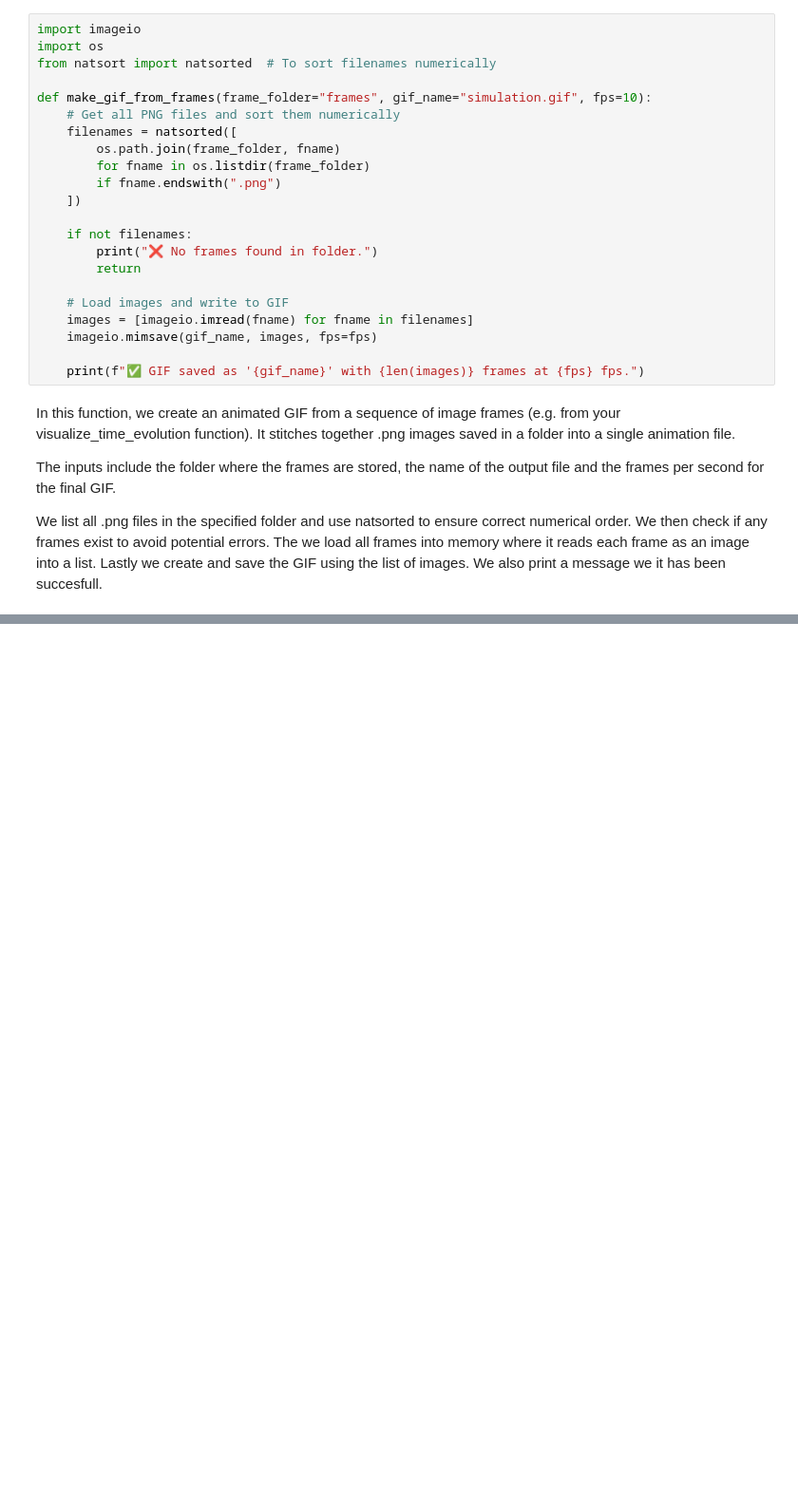
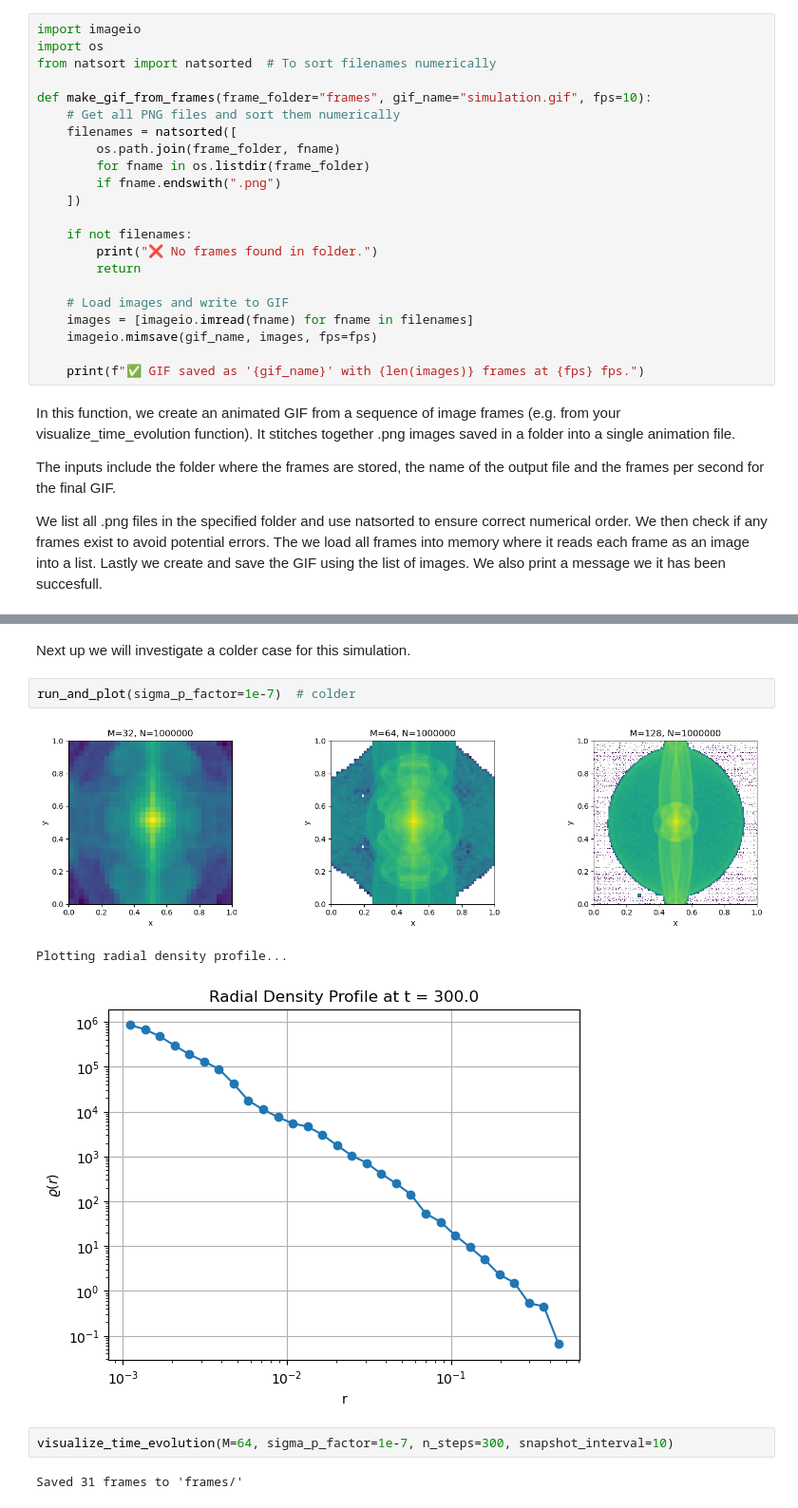
Before and after one commit to ShannonS00/Computational-Astrophysics, a Jupyter notebook: Worksheet_10/Worksheet_10_G22.ipynb, the cells around one changed output, grey strips where cells are left out. Shown at 95% size. Cells and saved outputs as stored; diff of their text form; blank space fills up the shorter version.

Commit message:
Adding cold case to f)

```diff
--- a/Worksheet_10/Worksheet_10_G22.ipynb
+++ b/Worksheet_10/Worksheet_10_G22.ipynb
@@ -582,2 +572,14 @@ make_gif_from_frames(frame_folder="frames", gif_name="density_evolution.gif", fp
 # %% [output]
 ✅ GIF saved as 'density_evolution.gif' with 31 frames at 10 fps.
+# %% [markdown]
+Next up we will investigate a colder case for this simulation.
+# %%
+run_and_plot(sigma_p_factor=1e-7)  # colder
+# %% [output]
+[figure, added]
+Plotting radial density profile...
+[figure, added]
+# %%
+visualize_time_evolution(M=64, sigma_p_factor=1e-7, n_steps=300, snapshot_interval=10)
+# %% [output]
+Saved 31 frames to 'frames/'
```
Also changed, not shown: parts of 3 cells of this notebook.
